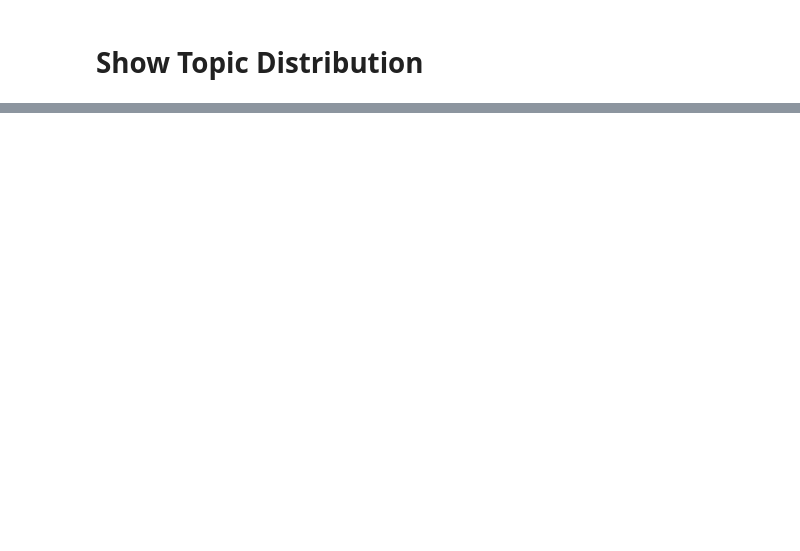
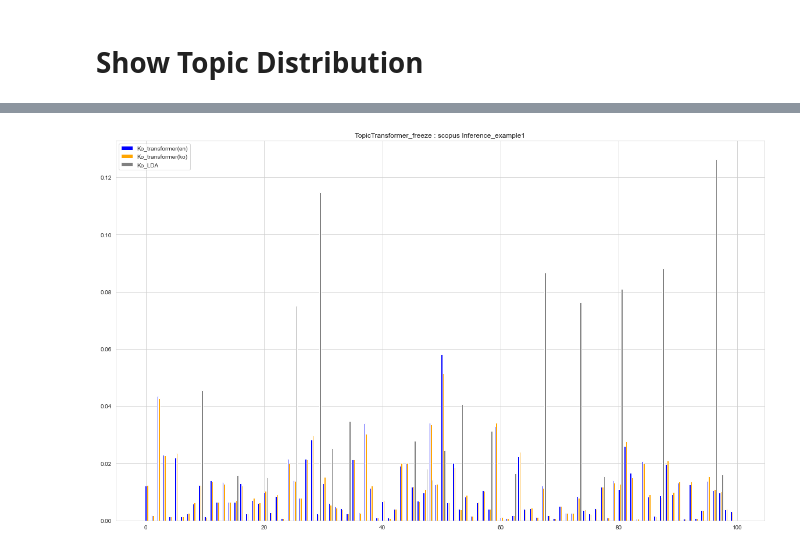
Before and after one commit to raqoon886/SSL_KISDI, a Jupyter notebook: notebooks/evaluate_ntis.ipynb, the cells around one changed output, grey strips where cells are left out. Saved outputs shown, nothing was run; the diff lists cells and outputs as text; code cells hidden in the pictures; blank space fills up the shorter version.

```diff
--- a/notebooks/evaluate_ntis.ipynb
+++ b/notebooks/evaluate_ntis.ipynb
@@ -242,0 +285,4 @@ show_topic_dists(0, "TopicTransformer_TEHead : NTIS Inference_example3")
+# %%
+show_topic_dists(777, model_name, "scopus")
+# %% [output]
+[figure, added]
```
Also changed, not shown: parts of 36 cells of this notebook.
